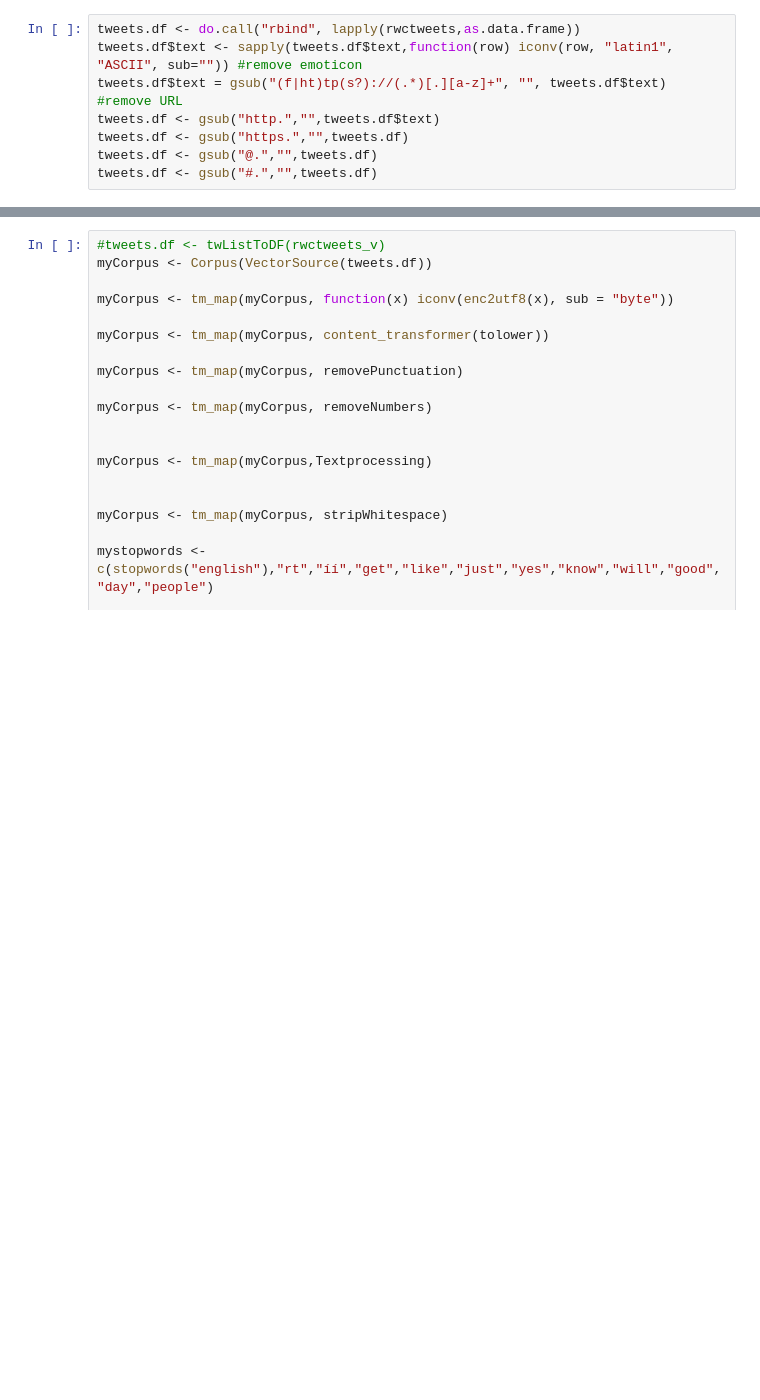
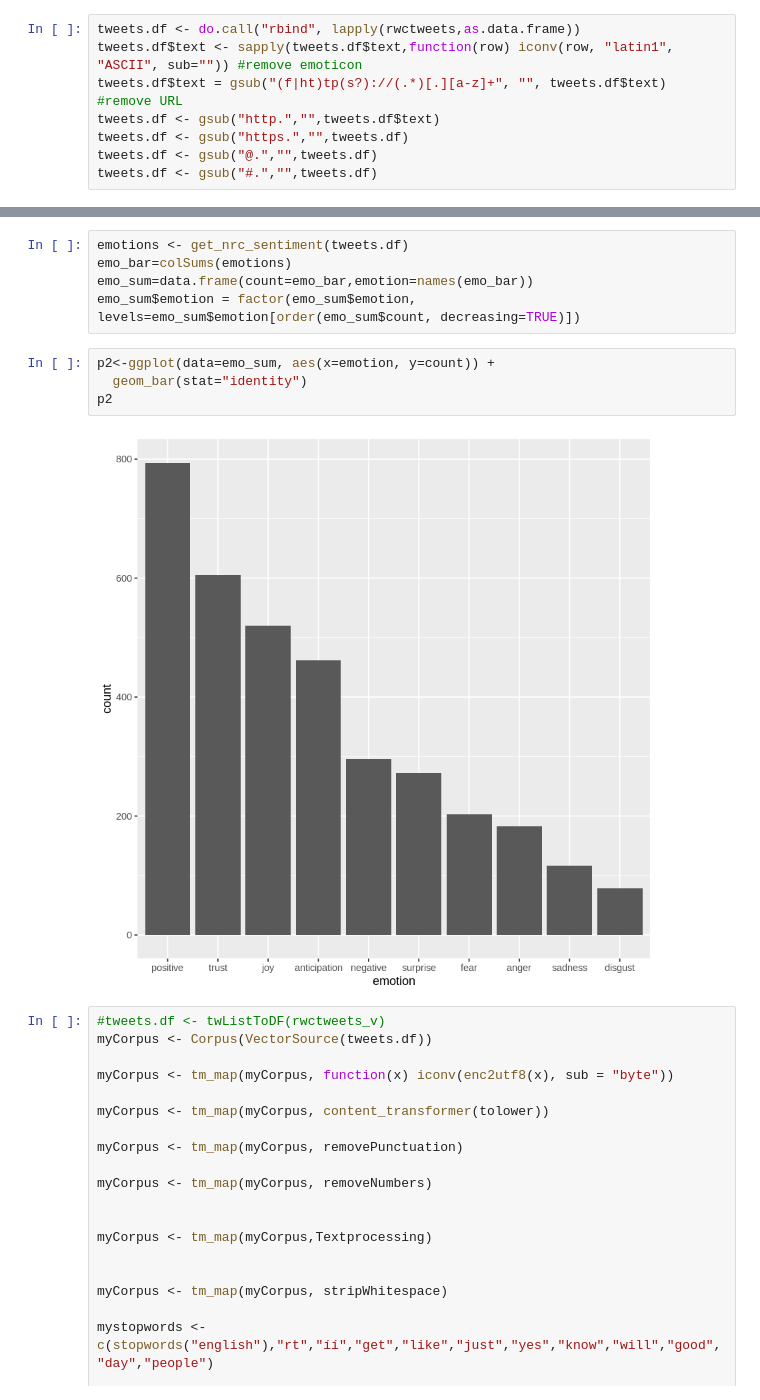
Before and after one commit to richutomy/ML_GROUP_ASS2, a Jupyter notebook: ML_ASS2.ipynb, the cells around one changed output, grey strips where cells are left out. Cells and saved outputs as stored; diff of their text form; blank space fills up the shorter version.

```diff
--- a/ML_ASS2.ipynb
+++ b/ML_ASS2.ipynb
@@ -457,3 +442,14 @@ tweets.df <- gsub("#.","",tweets.df)
+# %%
+emotions <- get_nrc_sentiment(tweets.df)
+emo_bar=colSums(emotions)
+emo_sum=data.frame(count=emo_bar,emotion=names(emo_bar))
+emo_sum$emotion = factor(emo_sum$emotion, levels=emo_sum$emotion[order(emo_sum$count, decreasing=TRUE)])
+# %%
+p2<-ggplot(data=emo_sum, aes(x=emotion, y=count)) +
+  geom_bar(stat="identity")
+p2
+# %% [output]
+[figure, added]
 # %%
 #tweets.df <- twListToDF(rwctweets_v)
 myCorpus <- Corpus(VectorSource(tweets.df))
```
Also changed, not shown: parts of 6 cells of this notebook.
